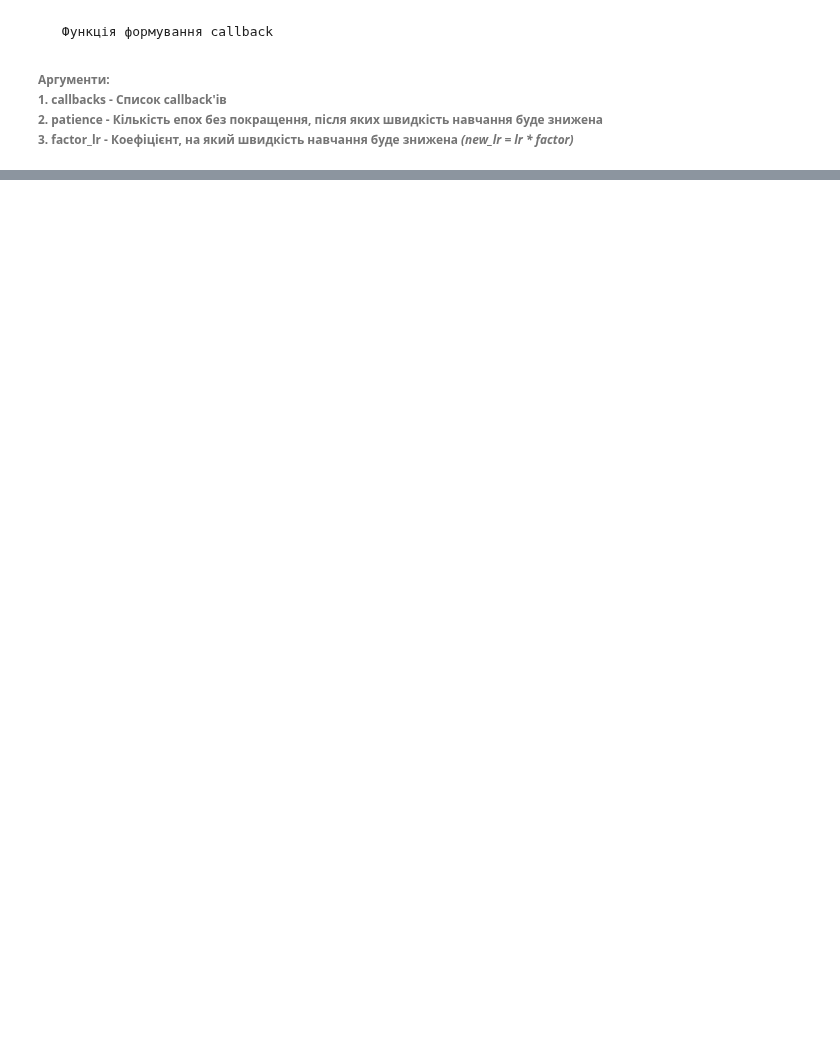
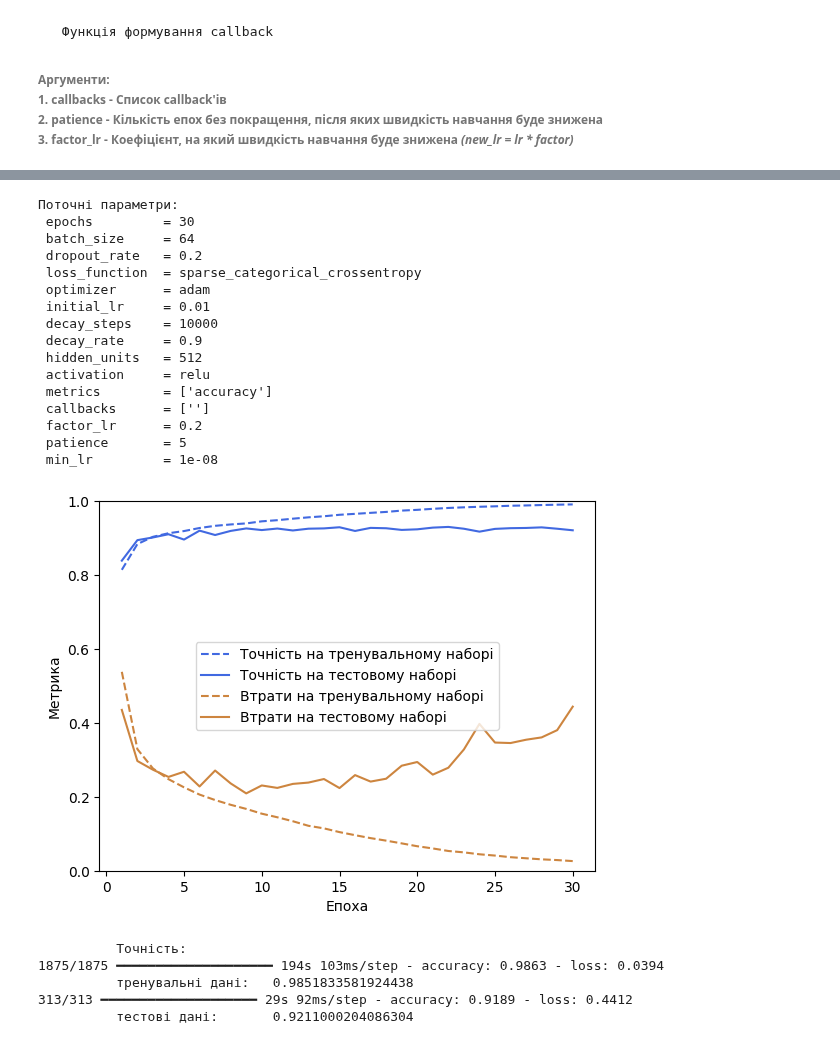
Before and after one commit to KyryloChalov/DS, a Jupyter notebook: HW_10/hw10_part_2.ipynb, the cells around one changed output, grey strips where cells are left out. Drawn from its saved outputs; the diff is of its cells as text; code cells hidden in the pictures; blank space fills up the shorter version.

```diff
--- a/HW_10/hw10_part_2.ipynb
+++ b/HW_10/hw10_part_2.ipynb
@@ -594,0 +559,11 @@ model_CNN_2 = models.Sequential(
+# %%
+# Model training
+history = model_vgg16_2.fit(
+    train_images,
+    train_labels,
+    epochs=epochs,
+    batch_size=batch_size,
+    validation_data=(test_images, test_labels),
+    # callbacks=make_callback(callbacks, patience, factor_lr, min_lr),
+    verbose=verbose,
+)
@@ -594,0 +588,37 @@ model_CNN_2 = models.Sequential(
+# %%
+# оптимальні параметри
+print_parameters(optimal_parameters)
+
+# побудова графіку
+plt_history(history)
+
+# дані про точність моделі
+print("          Точність:")
+train_loss, train_acc = model_vgg16_2.evaluate(train_images, train_labels)
+print("          тренувальні дані: ", YELLOW, train_acc, RESET)
+
+test_loss, test_acc = model_vgg16_2.evaluate(test_images, test_labels)
+print("          тестові дані:     ", YELLOW, test_acc, RESET)
+# %% [output]
+Поточні параметри:
+ epochs         = 30
+ batch_size     = 64
+ dropout_rate   = 0.2
+ loss_function  = sparse_categorical_crossentropy
+ optimizer      = adam
+ initial_lr     = 0.01
+ decay_steps    = 10000
+ decay_rate     = 0.9
+ hidden_units   = 512
+ activation     = relu
+ metrics        = ['accuracy']
+ callbacks      = ['']
+ factor_lr      = 0.2
+ patience       = 5
+ min_lr         = 1e-08
+[figure, added]
+          Точність:
+1875/1875 ━━━━━━━━━━━━━━━━━━━━ 194s 103ms/step - accuracy: 0.9863 - loss: 0.0394
+          тренувальні дані:   0.9851833581924438
+313/313 ━━━━━━━━━━━━━━━━━━━━ 29s 92ms/step - accuracy: 0.9189 - loss: 0.4412
+          тестові дані:       0.9211000204086304
```
Also changed, not shown: parts of 64 cells of this notebook.
